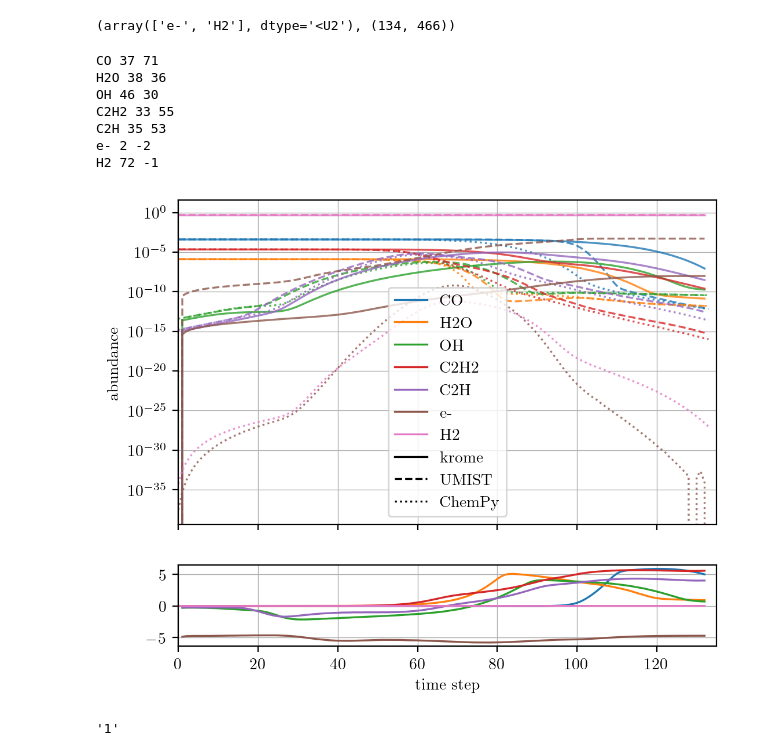
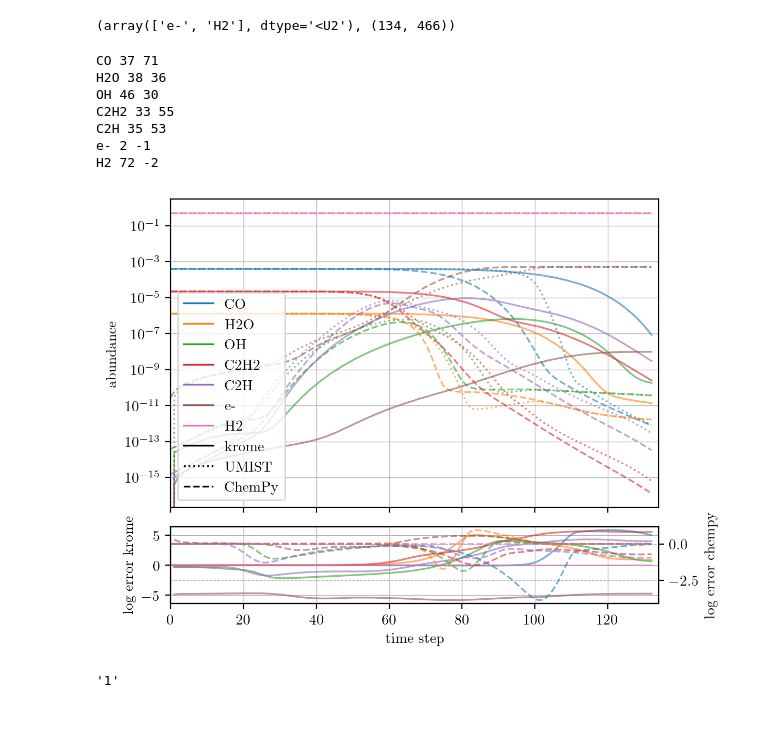
Before and after one commit to IvS-KULeuven/krome-CSE, a Jupyter notebook: benchmarkKROME.ipynb, the cells around one changed output. Cells and saved outputs as stored; diff of their text form; code cells hidden in the pictures; blank space fills up the shorter version.

Commit message:
correct benchmark with ChemPy, including e- and H2

```diff
--- a/benchmarkKROME.ipynb
+++ b/benchmarkKROME.ipynb
@@ -139,7 +144,8 @@ import modclass
 
 here = os.path.abspath(os.getcwd())
 outpath = '/STER/silkem/ChemPy/out/'
-dirname = 'bm_C_Mdot1e-6_v17-5_KROME_test'
+# dirname = 'bm_C_Mdot1e-6_v17-5_KROME_test'
+dirname = 'bm_C_Mdot1e-6_v17-5_KROME_testingstage'
 
 ## load 0D model dirs
 dirs = listdir(outpath+dirname+'/')
@@ -159,14 +165,16 @@ abs_chempy = []
 # overhead = []
 
 for i in range(len(dirs)):
+    print(i+1, '\r', end='')
     chem = modclass.ChemPyMod(dirname, dirs[i])
-    abs_chempy.append(chem.n.T[-1])
+    # print(chem.n.shape)
+    abs_chempy.append(chem.n)
     # dt.append(chem.tstep[-1])
     # p.append(chem.p)
     # solver_time.append(chem.tictoc[0])
     # overhead.append(chem.tictoc[1])
 
-abs_chempy = np.array(abs_chempy)
+
 # p = np.array(p)
 # dt = np.array(dt)
 # solver_time = np.array(solver_time)
@@ -174,3 +184,5 @@ abs_chempy = np.array(abs_chempy)
+# %%
+abs_chempy = np.array(abs_chempy[1:134])
 # %%
 spec = 'CO'
 idx = get_idx(spec)
@@ -197,13 +209,15 @@ convs, abs_chempy.shape
 # %% [output]
 (array(['e-', 'H2'], dtype='<U2'), (134, 466))
 # %%
-fig, axs = plt.subplots(2,1, gridspec_kw={'height_ratios': [4,1]},figsize=(6, 5))
+fig, axs = plt.subplots(2,1, gridspec_kw={'height_ratios': [4,1], 'hspace': 0.1},figsize=(6, 5))
 ax1 = axs[0]
 ax2 = axs[1]
+ax2_twin = ax2.twinx()
 
 species = ['CO', 'H2O', 'OH', 'C2H2', 'C2H','e-',  'H2']
+# species = ['e-', 'H2']
 
-alpha = 0.8
+alpha = 0.6
 ms = 3
 lw = 1.2
 
@@ -214,9 +228,9 @@ for spec in species:
     i_krome = get_idx(spec)
     ## UMIST INDEX
     if spec == 'e-':
+        i_umist = -1
+    elif spec == 'H2':
         i_umist = -2
-    elif spec == 'H2':
-        i_umist = -1
     else:
         i_umist = specs_dict[spec]
     print(spec,i_krome,i_umist)
@@ -230,49 +244,53 @@ for spec in species:
 
     specs_legend = mlines.Line2D([],[], color = line.get_color(), ls = '-'    , label=spec,lw = lw)
 
-    ax1.plot(umist,  alpha=alpha, lw =lw, ls = '--', color = line.get_color())
+    ax1.plot(umist,  alpha=alpha, lw =lw, ls = ':', color = line.get_color())
 
-    ax1.plot(chempy, alpha=alpha, ls = ':', lw =lw, color = line.get_color())
+    ax1.plot(chempy, alpha=alpha, ls = '--', lw =lw, color = line.get_color())
 
 
-    ax2.plot(np.log10(krome)-np.log10(umist[:len(krome)]), color = line.get_color(), lw = lw)
+    ax2.plot(np.log10(krome)-np.log10(umist[:len(krome)]), color = line.get_color(), lw = lw, alpha = alpha)
+    ax2_twin.plot(np.log10(chempy)-np.log10(umist), color = line.get_color(), lw = lw, ls = '--', alpha = alpha)
 
     handles.append(specs_legend)
 
 krome_legend = mlines.Line2D([],[], color = 'k', ls = '-', label='krome',lw = lw, alpha = 1)
-umist_legend = mlines.Line2D([],[], color = 'k', ls = '--', label='UMIST',lw = lw, alpha = 1)
-chempy_legend = mlines.Line2D([],[], color = 'k', ls = ':', label='ChemPy',lw = lw, alpha = 1)
+umist_legend = mlines.Line2D([],[], color = 'k', ls = ':', label='UMIST',lw = lw, alpha = 1)
+chempy_legend = mlines.Line2D([],[], color = 'k', ls = '--', label='ChemPy',lw = lw, alpha = 1)
 
 handles.append(krome_legend)
 handles.append(umist_legend)
 handles.append(chempy_legend)
 
 ax1.set_yscale('log')
 # ax1.set_ylim(1e-20, 1e-4)
 
 ax1.set_ylabel('abundance')
 ax2.set_xlabel('time step')
+ax2.set_ylabel('log error krome')
+ax2_twin.set_ylabel('log error chempy')
 
-ax1.set_xlim(0,135)
-ax2.set_xlim(0,135)
+ax1.set_xlim(0,134)
+ax2.set_xlim(0,134)
 
 ax1.xaxis.set_ticklabels([])
 ax1.grid(True, lw = 0.5)
 ax2.grid(True, lw = 0.5)
+ax2_twin.grid(True, lw = 0.5, ls = '--')
 
 # ax1.set_ylim(1e-20, 1e2)
 
 ax1.legend(handles = handles)
 plt.show()
 # %% [output]
 CO 37 71
 H2O 38 36
 OH 46 30
 C2H2 33 55
 C2H 35 53
-e- 2 -2
-H2 72 -1
+e- 2 -1
+H2 72 -2
-[figure, old version]
+[figure, new version]
 # %%
 s = '/STER/silkem/fortran_0D/out/20211015_gridC_Mdot1e-6_v17-5_T_eps_model_2022-12-24h17-06-51/time/time1.out'
 
```
Also changed, not shown: parts of 2 cells of this notebook.
